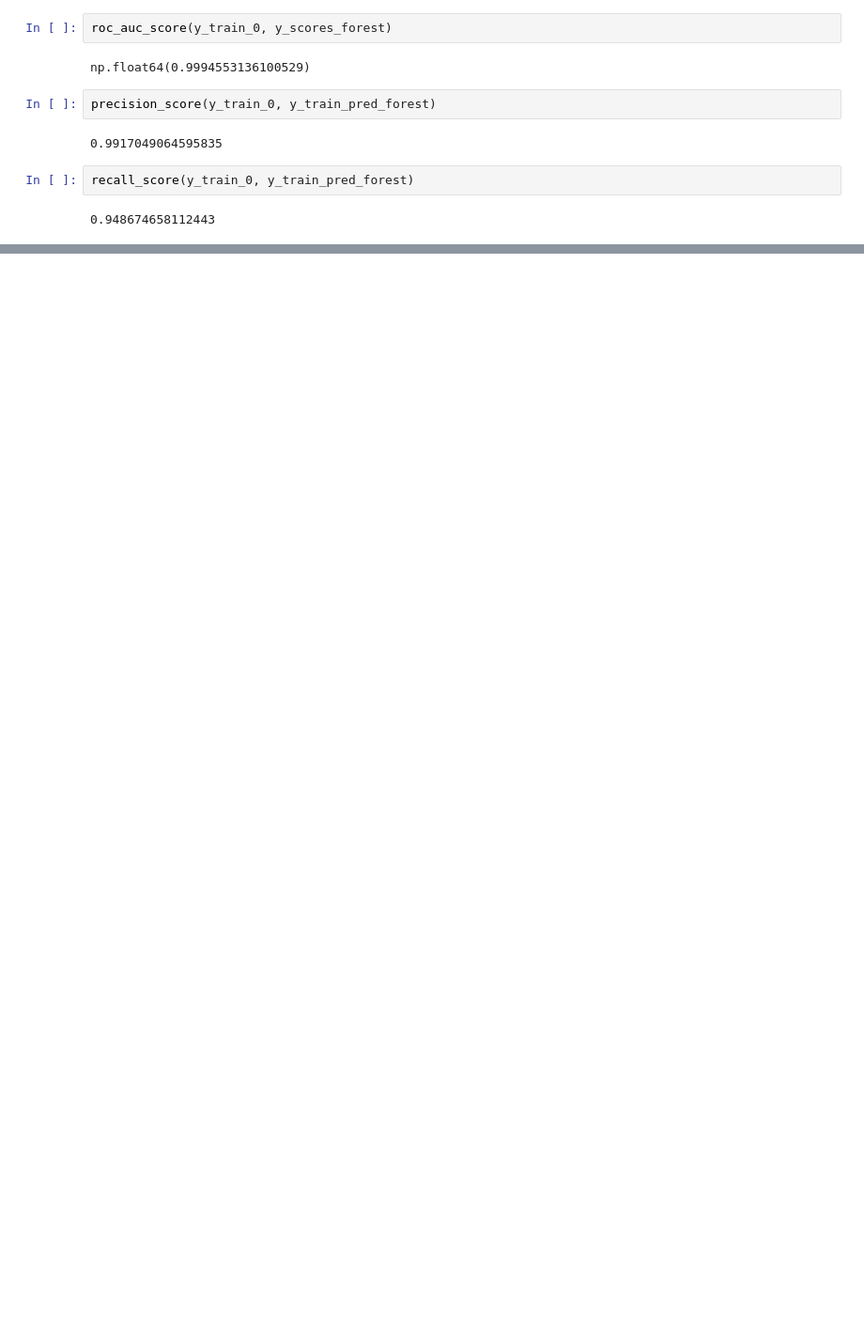
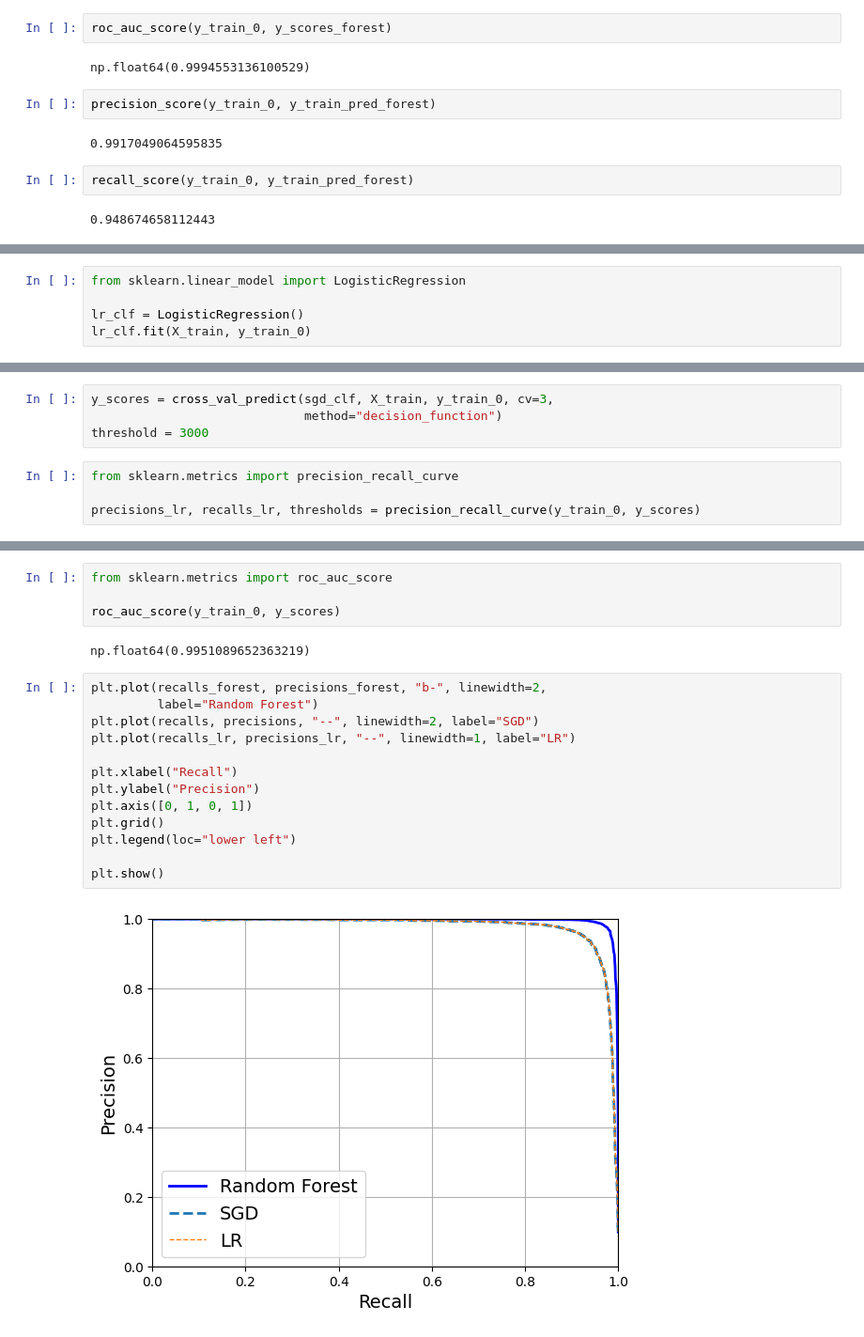
Before and after one commit to Yashtap1245-Tech/Machine_Learning, a Jupyter notebook: In Class/activity_3.ipynb, the cells around one changed output, grey strips where cells are left out. Shown at 94% size. Cells and saved outputs as stored; diff of their text form; blank space fills up the shorter version.

```diff
--- a/In Class/activity_3.ipynb
+++ b/In Class/activity_3.ipynb
@@ -254,0 +263,5 @@ recall_score(y_train_0, y_train_pred_forest)
+# %%
+from sklearn.linear_model import LogisticRegression
+
+lr_clf = LogisticRegression()
+lr_clf.fit(X_train, y_train_0)
@@ -254,0 +356,8 @@ recall_score(y_train_0, y_train_pred_forest)
+# %%
+y_scores = cross_val_predict(sgd_clf, X_train, y_train_0, cv=3,
+                             method="decision_function")
+threshold = 3000
+# %%
+from sklearn.metrics import precision_recall_curve
+
+precisions_lr, recalls_lr, thresholds = precision_recall_curve(y_train_0, y_scores)
@@ -254,0 +386,21 @@ recall_score(y_train_0, y_train_pred_forest)
+# %%
+from sklearn.metrics import roc_auc_score
+
+roc_auc_score(y_train_0, y_scores)
+# %% [output]
+np.float64(0.9951089652363219)
+# %%
+plt.plot(recalls_forest, precisions_forest, "b-", linewidth=2,
+         label="Random Forest")
+plt.plot(recalls, precisions, "--", linewidth=2, label="SGD")
+plt.plot(recalls_lr, precisions_lr, "--", linewidth=1, label="LR")
+
+plt.xlabel("Recall")
+plt.ylabel("Precision")
+plt.axis([0, 1, 0, 1])
+plt.grid()
+plt.legend(loc="lower left")
+
+plt.show()
+# %% [output]
+[figure, added]
```
Also changed, not shown: parts of 18 cells of this notebook.
